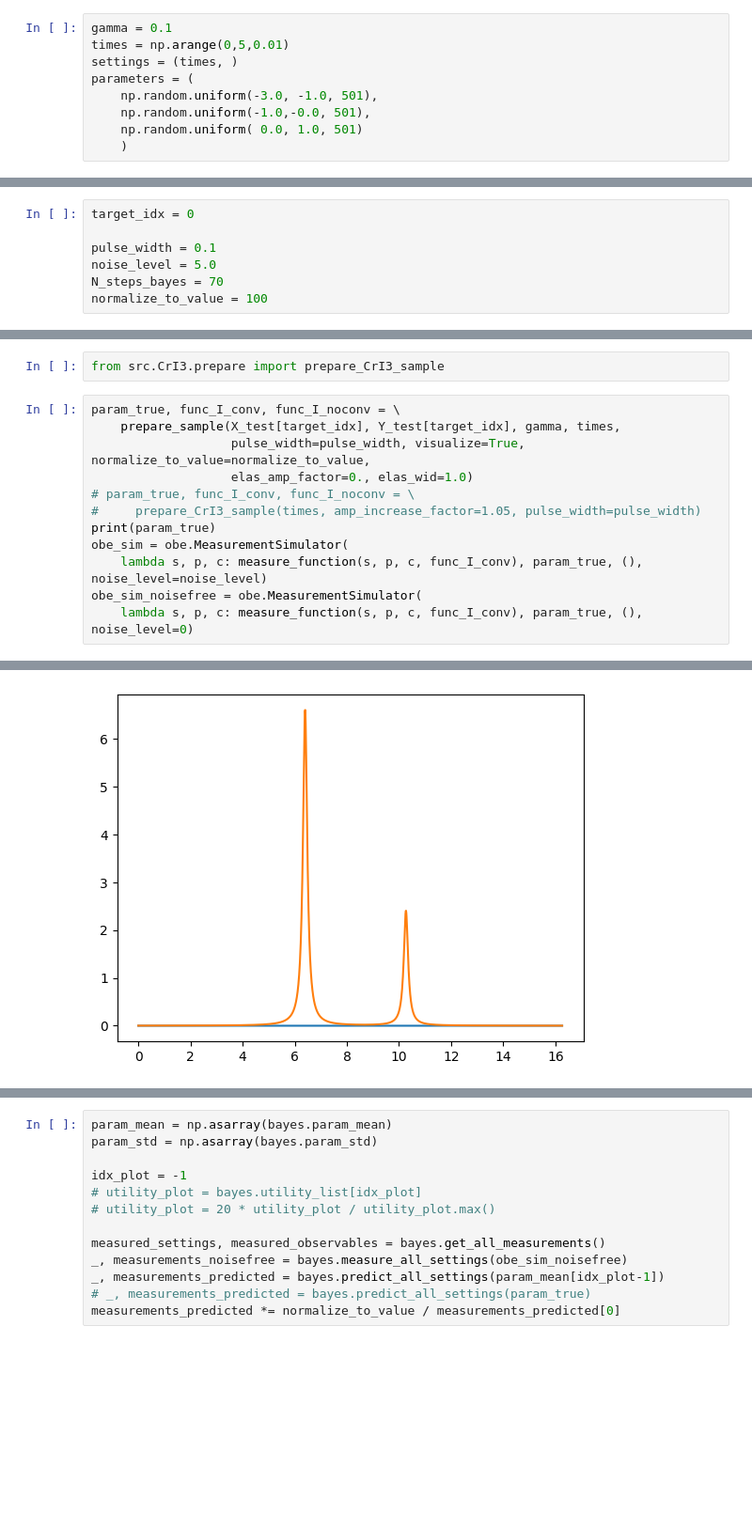
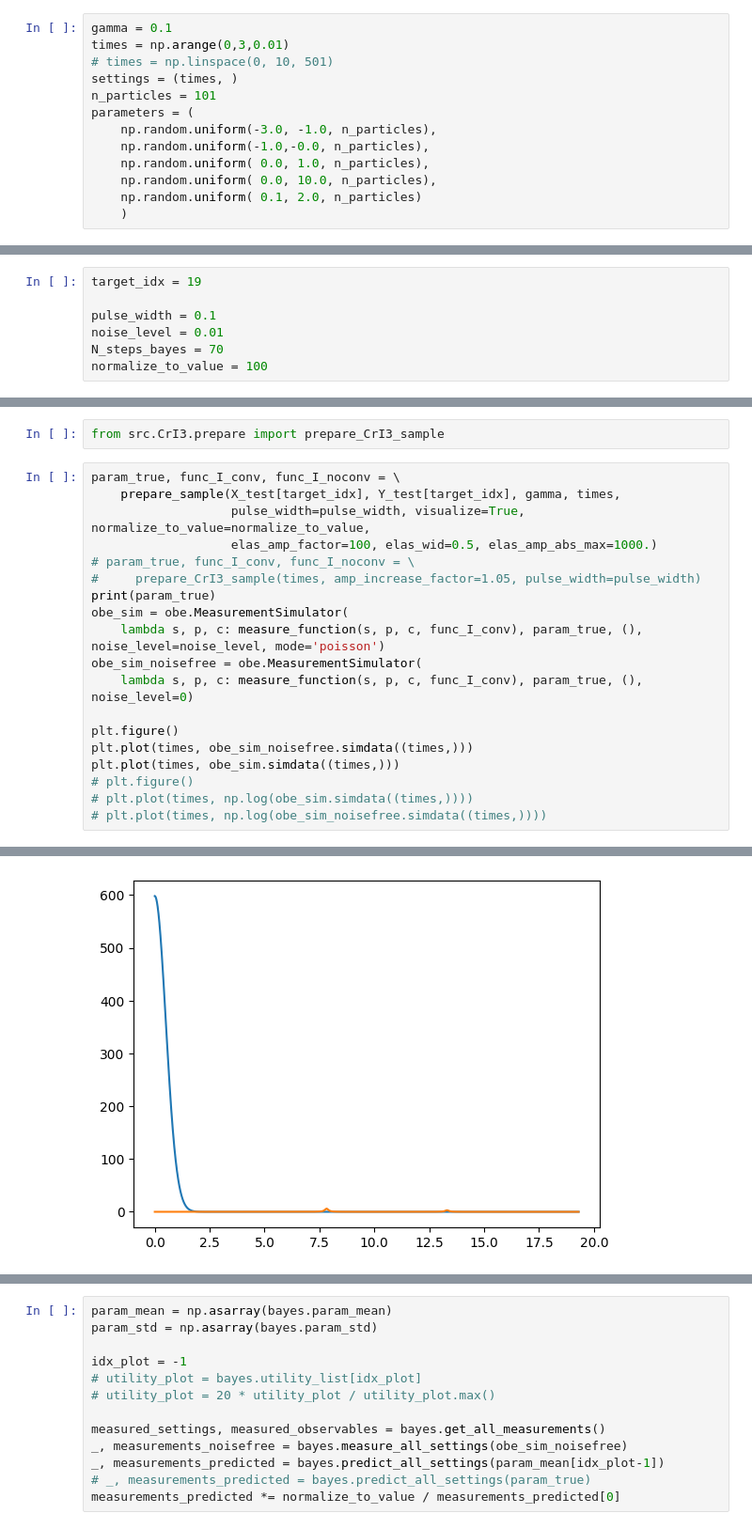
Before and after one commit to zhantaochen/ML-XPFS_Steering, a Jupyter notebook: bayesian_inference_EM_uncertain.ipynb, the cells around one changed output, grey strips where cells are left out. Shown: that part at 94% size. Cells and saved outputs as stored; diff of their text form; blank space fills up the shorter version.

Commit message:
elastic scattering fitting

```diff
--- a/bayesian_inference_EM_uncertain.ipynb
+++ b/bayesian_inference_EM_uncertain.ipynb
@@ -165,11 +120,15 @@ for i in tqdm(range(10)):
 # %%
 gamma = 0.1
-times = np.arange(0,5,0.01)
+times = np.arange(0,3,0.01)
+# times = np.linspace(0, 10, 501)
 settings = (times, )
+n_particles = 101
 parameters = (
-    np.random.uniform(-3.0, -1.0, 501),
-    np.random.uniform(-1.0,-0.0, 501),
-    np.random.uniform( 0.0, 1.0, 501)
+    np.random.uniform(-3.0, -1.0, n_particles),
+    np.random.uniform(-1.0,-0.0, n_particles),
+    np.random.uniform( 0.0, 1.0, n_particles),
+    np.random.uniform( 0.0, 10.0, n_particles),
+    np.random.uniform( 0.1, 2.0, n_particles)
     )
 # %%
 %load_ext autoreload
@@ -202,9 +164,9 @@ def measure_function(sets, pars, cons, func):
     I_pred = func(t)
     return I_pred
 # %%
-target_idx = 0
+target_idx = 19
 
 pulse_width = 0.1
-noise_level = 5.0
+noise_level = 0.01
 N_steps_bayes = 70
 normalize_to_value = 100
@@ -278,12 +176,19 @@ from src.CrI3.prepare import prepare_CrI3_sample
 param_true, func_I_conv, func_I_noconv = \
     prepare_sample(X_test[target_idx], Y_test[target_idx], gamma, times,
                    pulse_width=pulse_width, visualize=True, normalize_to_value=normalize_to_value,
-                   elas_amp_factor=0., elas_wid=1.0)
+                   elas_amp_factor=100, elas_wid=0.5, elas_amp_abs_max=1000.)
 # param_true, func_I_conv, func_I_noconv = \
 #     prepare_CrI3_sample(times, amp_increase_factor=1.05, pulse_width=pulse_width)
 print(param_true)
 obe_sim = obe.MeasurementSimulator(
-    lambda s, p, c: measure_function(s, p, c, func_I_conv), param_true, (), noise_level=noise_level)
+    lambda s, p, c: measure_function(s, p, c, func_I_conv), param_true, (), noise_level=noise_level, mode='poisson')
 obe_sim_noisefree = obe.MeasurementSimulator(
     lambda s, p, c: measure_function(s, p, c, func_I_conv), param_true, (), noise_level=0)
+
+plt.figure()
+plt.plot(times, obe_sim_noisefree.simdata((times,)))
+plt.plot(times, obe_sim.simdata((times,)))
+# plt.figure()
+# plt.plot(times, np.log(obe_sim.simdata((times,))))
+# plt.plot(times, np.log(obe_sim_noisefree.simdata((times,))))
 # %% [output]
@@ -291 +198 @@ obe_sim_noisefree = obe.MeasurementSimulator(
-[figure, old version]
+[figure, new version]
```
Also changed, not shown: parts of 10 cells of this notebook, 8 other files.
